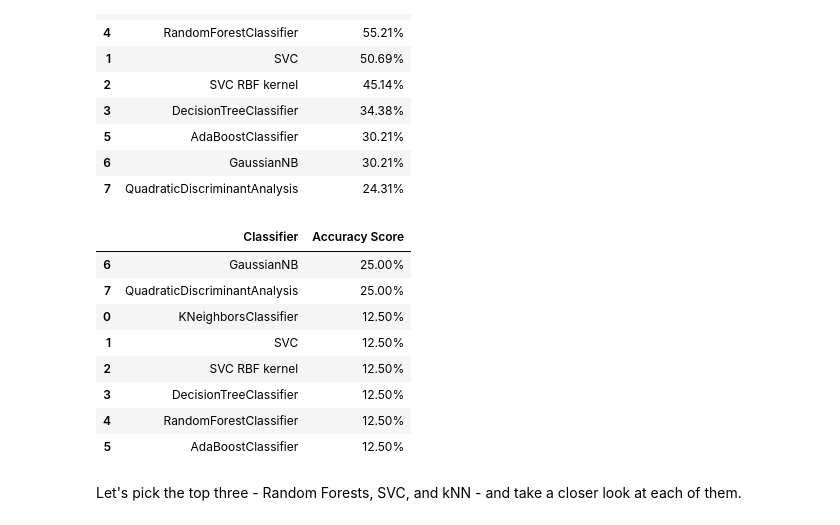
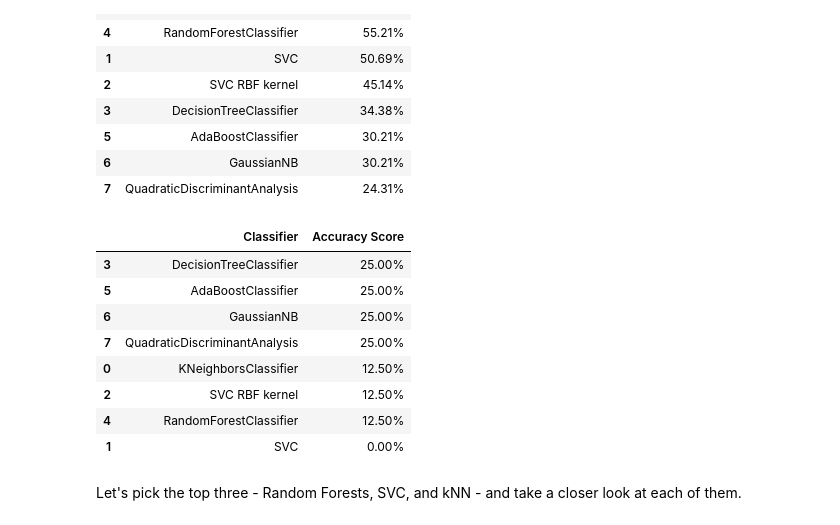
Before and after one commit to thomasp3450/Week3-ClassicML, a Jupyter notebook: Week_3_MachineLearning.ipynb, the cells around one changed output. Drawn from its saved outputs; the diff is of its cells as text; code cells hidden in the pictures.

Commit message:
fixed MinMax score error on Actor 25 dataset

```diff
--- a/Week_3_MachineLearning.ipynb
+++ b/Week_3_MachineLearning.ipynb
@@ -736,42 +741,43 @@ scores_df.sort_values(by='Accuracy Score',axis=0,ascending=False)
 #ACTOR 25 MINMAX COMPARISON
 
 from sklearn.neighbors import KNeighborsClassifier
 from sklearn.svm import SVC
 from sklearn.tree import DecisionTreeClassifier
 from sklearn.ensemble import RandomForestClassifier, AdaBoostClassifier
 from sklearn.naive_bayes import GaussianNB
 from sklearn.discriminant_analysis import QuadraticDiscriminantAnalysis
 
 classification_models = [
     KNeighborsClassifier(),#(3),
     SVC(kernel='linear'),#, C=0.025),
     SVC(kernel='rbf'),
     DecisionTreeClassifier(),#max_depth=5),
     RandomForestClassifier(),#max_depth=5, n_estimators=10, max_features=1),
     AdaBoostClassifier(),
     GaussianNB(),
     QuadraticDiscriminantAnalysis()]
 
 scores = []
 for model in classification_models:
-    model.fit(X_train, y_train)
+    model.fit(X_train_minmax, y_train)
     score = model.score(features2_minmax, emotions2)
     model_name = type(model).__name__
     if model_name=='SVC' and model.kernel=='rbf': model_name+=' RBF kernel'
     scores.append((model_name,(f'{100*score:.2f}%')))
 # Make it pretty
 scores_df = pd.DataFrame(scores,columns=['Classifier','Accuracy Score'])
 scores_df.sort_values(by='Accuracy Score',axis=0,ascending=False)
+#ACTOR 25 MINMAX COMPARISON
 # %% [output]
 |  | Classifier | Accuracy Score |
+| 3 | DecisionTreeClassifier | 25.00% |
+| 5 | AdaBoostClassifier | 25.00% |
 | 6 | GaussianNB | 25.00% |
 | 7 | QuadraticDiscriminantAnalysis | 25.00% |
 | 0 | KNeighborsClassifier | 12.50% |
-| 1 | SVC | 12.50% |
 | 2 | SVC RBF kernel | 12.50% |
-| 3 | DecisionTreeClassifier | 12.50% |
 | 4 | RandomForestClassifier | 12.50% |
-| 5 | AdaBoostClassifier | 12.50% |
+| 1 | SVC | 0.00% |
 # %% [markdown]
 Let's pick the top three - Random Forests, SVC, and kNN - and take a closer look at each of them.
 # %% [markdown]
```
Also changed, not shown: parts of 5 cells of this notebook.
